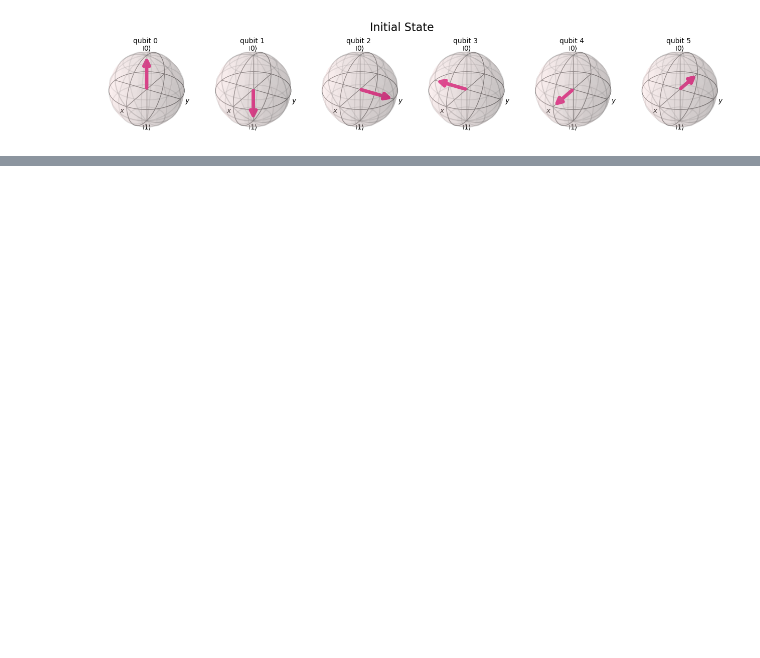
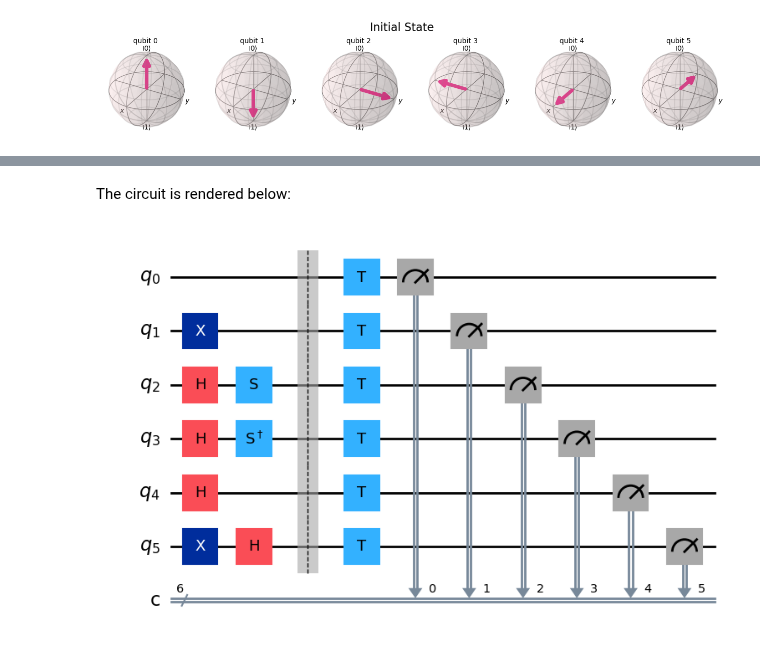
Before and after one commit to mforgo/Quantum-Examples, a Jupyter notebook: Gates/T.ipynb, the cells around one changed output, grey strips where cells are left out. Saved outputs shown, nothing was run; the diff lists cells and outputs as text; code cells hidden in the pictures; blank space fills up the shorter version.

```diff
--- a/Gates/T.ipynb
+++ b/Gates/T.ipynb
@@ -52,0 +74,7 @@ plot_bloch_multivector(Statevector(circuit), title="Initial State")
+# %% [markdown]
+The circuit is rendered below:
+# %%
+circuit.measure(range(6), range(6))
+circuit.draw("mpl")
+# %% [output]
+[figure, added]
```
Also changed, not shown: parts of 12 cells of this notebook, 1 other file.
